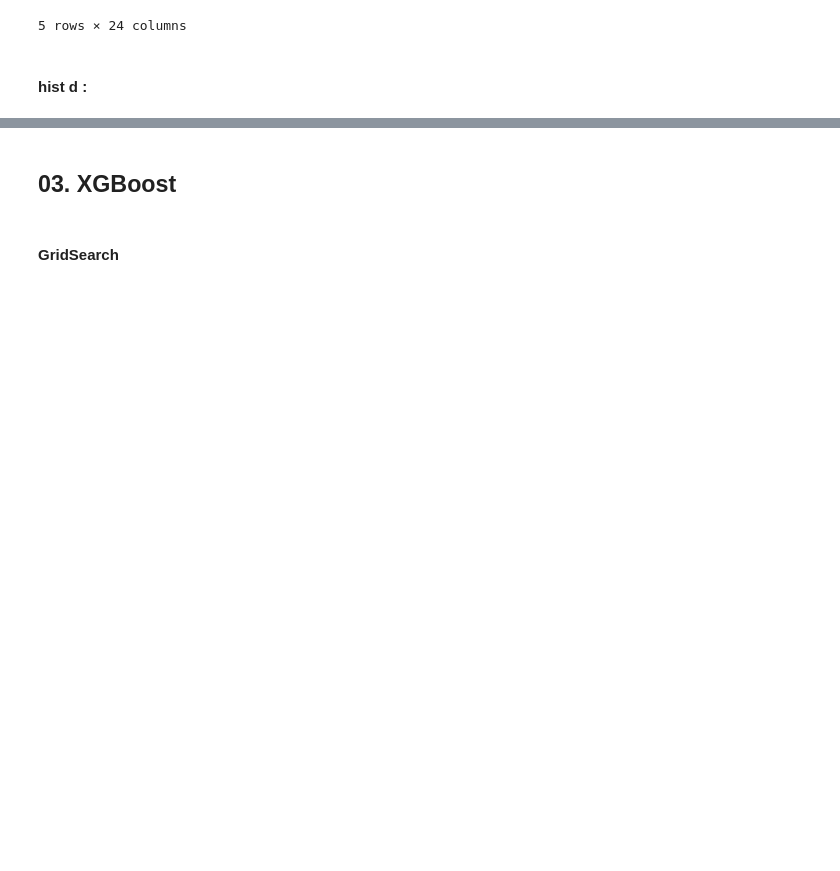
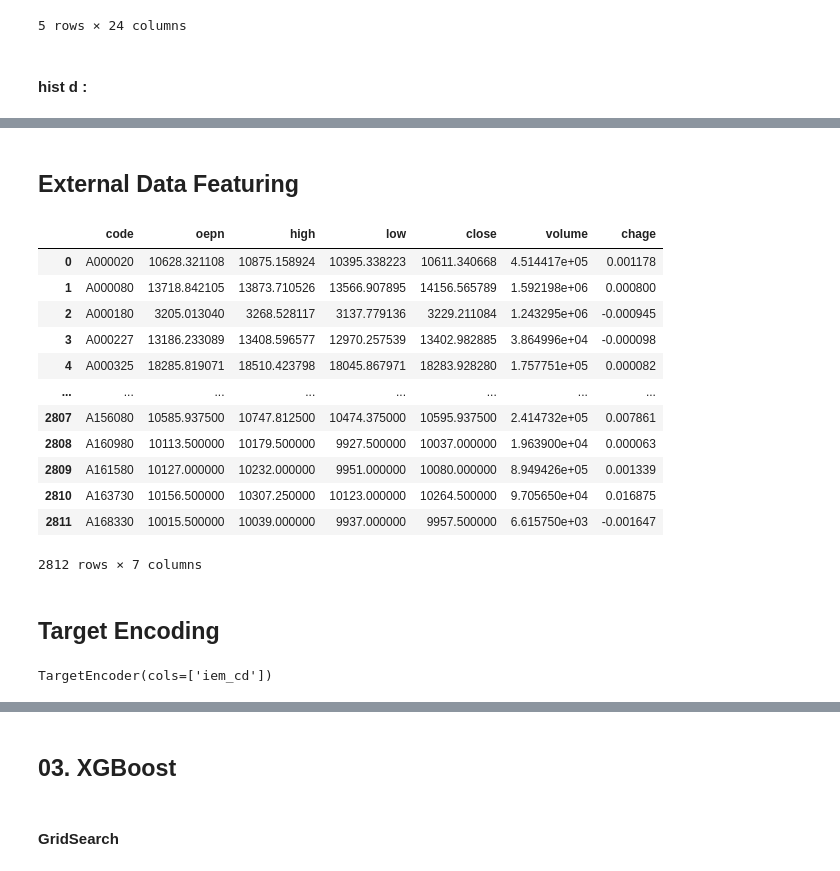
Before and after one commit to nananana-Banana/2021-nh-bigdata-competition, a Jupyter notebook: model/notebooks/xgboost.ipynb, the cells around one changed output, grey strips where cells are left out. Drawn from its saved outputs; the diff is of its cells as text; code cells hidden in the pictures; blank space fills up the shorter version.

```diff
--- a/model/notebooks/xgboost.ipynb
+++ b/model/notebooks/xgboost.ipynb
@@ -248,0 +249,24 @@ test_df.head()
+# %% [markdown]
+## External Data Featuring
+# %%
+external_path = conf.external_path
+# %%
+stk_mean_df = pd.read_csv(external_path+'mean_stockdata.csv')
+# %%
+stk_mean_df['code'] = stk_mean_df.apply(lambda x : 'A' + x['code'], axis = 1)
+# %%
+stk_mean_df
+# %% [output]
+|  | code | oepn | high | low | close | volume | chage |
+| 0 | A000020 | 10628.321108 | 10875.158924 | 10395.338223 | 10611.340668 | 4.514417e+05 | 0.001178 |
+| 1 | A000080 | 13718.842105 | 13873.710526 | 13566.907895 | 14156.565789 | 1.592198e+06 | 0.000800 |
+| 2 | A000180 | 3205.013040 | 3268.528117 | 3137.779136 | 3229.211084 | 1.243295e+06 | -0.000945 |
+| 3 | A000227 | 13186.233089 | 13408.596577 | 12970.257539 | 13402.982885 | 3.864996e+04 | -0.000098 |
+| 4 | A000325 | 18285.819071 | 18510.423798 | 18045.867971 | 18283.928280 | 1.757751e+05 | 0.000082 |
+| ... | ... | ... | ... | ... | ... | ... | ... |
+| 2807 | A156080 | 10585.937500 | 10747.812500 | 10474.375000 | 10595.937500 | 2.414732e+05 | 0.007861 |
+| 2808 | A160980 | 10113.500000 | 10179.500000 | 9927.500000 | 10037.000000 | 1.963900e+04 | 0.000063 |
+| 2809 | A161580 | 10127.000000 | 10232.000000 | 9951.000000 | 10080.000000 | 8.949426e+05 | 0.001339 |
+| 2810 | A163730 | 10156.500000 | 10307.250000 | 10123.000000 | 10264.500000 | 9.705650e+04 | 0.016875 |
+| 2811 | A168330 | 10015.500000 | 10039.000000 | 9937.000000 | 9957.500000 | 6.615750e+03 | -0.001647 |
+2812 rows × 7 columns
@@ -248,0 +277,2 @@ test_df.head()
+# %% [markdown]
+## Target Encoding
@@ -248,0 +281,4 @@ test_df.head()
+# %%
+target_encoder.fit(train_df['iem_cd'], train_df['hold_d'])
+# %% [output]
+TargetEncoder(cols=['iem_cd'])
```
Also changed, not shown: parts of 36 cells of this notebook.
